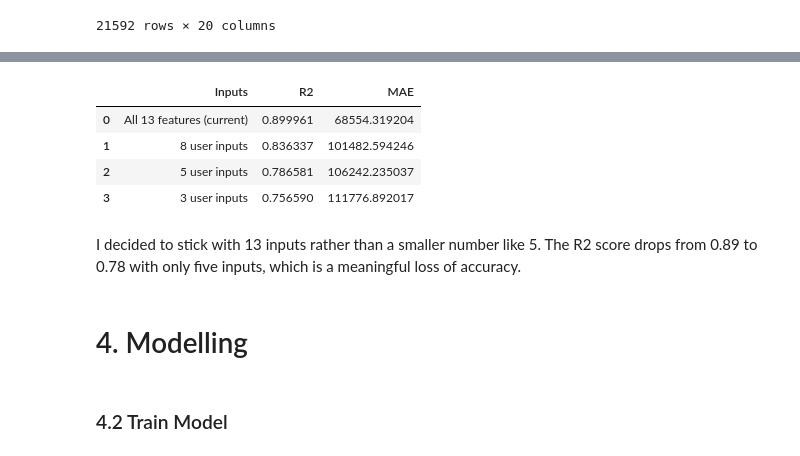
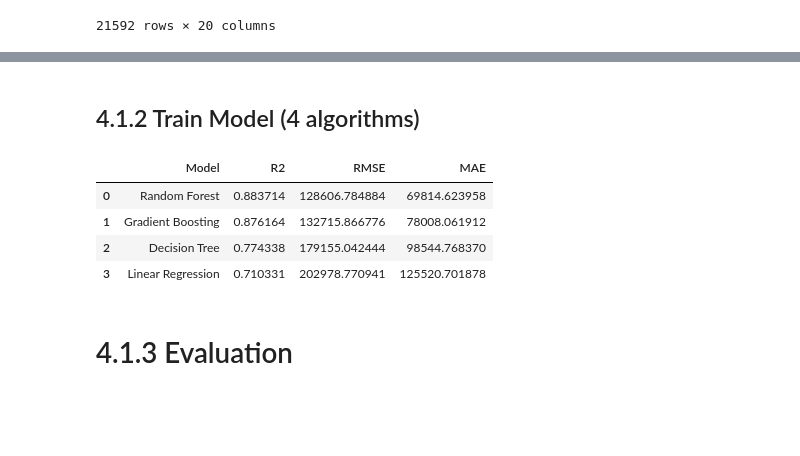
Before and after one commit to jovan210/housing-price-predictor, a Jupyter notebook: jovan_lau/houseprice_prediction.ipynb, the cells around one changed output, grey strips where cells are left out. Cells and saved outputs as stored; diff of their text form; code cells hidden in the pictures; blank space fills up the shorter version.

```diff
--- a/jovan_lau/houseprice_prediction.ipynb
+++ b/jovan_lau/houseprice_prediction.ipynb
@@ -202,4 +216,7 @@ plt.show()
 ### 2.3.1.2 Understanding distribution of features
 # %%
 ## Understanding distribution of features
-pd.set_option('display.max_columns', None)
+df.hist(figsize=(14, 12), bins=30)
+plt.suptitle('Distribution of all numeric features', y=1.0)
+plt.tight_layout()
+plt.show()
@@ -323,36 +335,32 @@ plt.show()
+# %% [markdown]
+## 4.1.2 Train Model (4 algorithms)
 # %%
-#Experiment 2: how many inputs should my web app ask for?
-# Feature selection driven by deployment needs rather than accuracy alone.
-input_sets = {
-    'All 13 features (current)': [c for c in df.columns if c != col_y],
-    '8 user inputs': ['grade','sqft_living','zipcode','bathrooms','yr_built','view','waterfront','sqft_lot'],
-    '5 user inputs': ['grade','sqft_living','zipcode','bathrooms','yr_built'],
-    '3 user inputs': ['grade','sqft_living','zipcode'],
+## Train all four models at default settings
+baseline_models = {
+    'Linear Regression': LinearRegression(),
+    'Decision Tree': DecisionTreeRegressor(random_state=42),
+    'Random Forest': RandomForestRegressor(random_state=42),
+    'Gradient Boosting': GradientBoostingRegressor(random_state=42),
 }
 
-results = []
-for label, cols in input_sets.items():
-    X = df[cols].copy()
-    X['zipcode'] = X['zipcode'].astype(str)
-    X = pd.get_dummies(X, drop_first=True)
-    X_tr_d, X_te_d, y_tr_d, y_te_d = train_test_split(X, y, test_size=0.3, random_state=42)
-    m = GradientBoostingRegressor(random_state=42)
-    m.fit(X_tr_d, y_tr_d)
-    pred = m.predict(X_te_d)
-    results.append({'Inputs': label,
-                    'R2': r2_score(y_te_d, pred),
-                    'MAE': mean_absolute_error(y_te_d, pred)})
-deployment_comparison = pd.DataFrame(results)
-deployment_comparison
+baseline_results = []
+for name, m in baseline_models.items():
+    m.fit(X_train_base, y_train_base)
+    pred = m.predict(X_test_base)
+    baseline_results.append({
+        'Model': name,
+        'R2': r2_score(y_test_base, pred),
+        'RMSE': root_mean_squared_error(y_test_base, pred),
+        'MAE': mean_absolute_error(y_test_base, pred)
+    })
+
+baseline_df = pd.DataFrame(baseline_results).sort_values('R2', ascending=False).reset_index(drop=True)
+baseline_df
 # %% [output]
-|  | Inputs | R2 | MAE |
-| 0 | All 13 features (current) | 0.899961 | 68554.319204 |
-| 1 | 8 user inputs | 0.836337 | 101482.594246 |
-| 2 | 5 user inputs | 0.786581 | 106242.235037 |
-| 3 | 3 user inputs | 0.756590 | 111776.892017 |
+|  | Model | R2 | RMSE | MAE |
+| 0 | Random Forest | 0.883714 | 128606.784884 | 69814.623958 |
+| 1 | Gradient Boosting | 0.876164 | 132715.866776 | 78008.061912 |
+| 2 | Decision Tree | 0.774338 | 179155.042444 | 98544.768370 |
+| 3 | Linear Regression | 0.710331 | 202978.770941 | 125520.701878 |
-# %% [markdown]
-I decided to stick with 13 inputs rather than a smaller number like 5. The R2 score drops from 0.89 to 0.78 with only five inputs, which is a meaningful loss of accuracy.
 # %% [markdown]
-# 4. Modelling
+# 4.1.3 Evaluation
-# %% [markdown]
-### 4.2 Train Model
```
Also changed, not shown: parts of 66 cells of this notebook, 3 other files.
